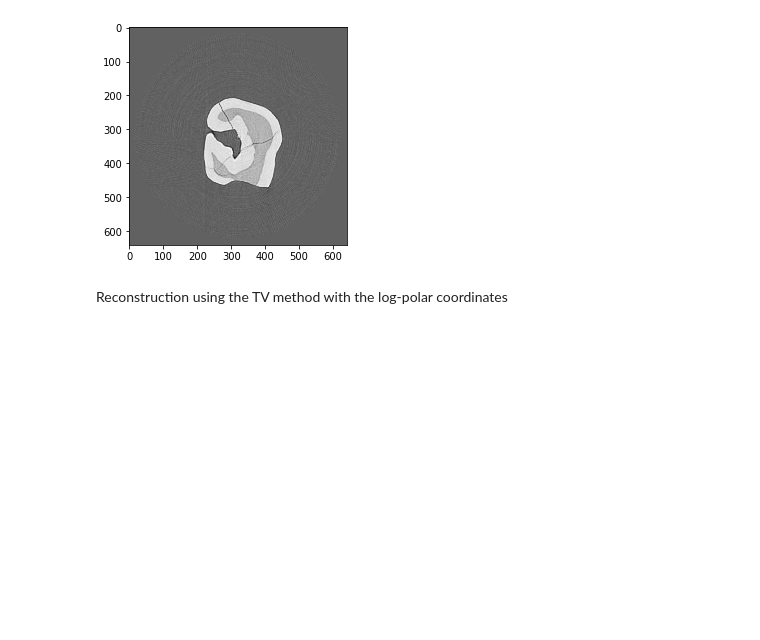
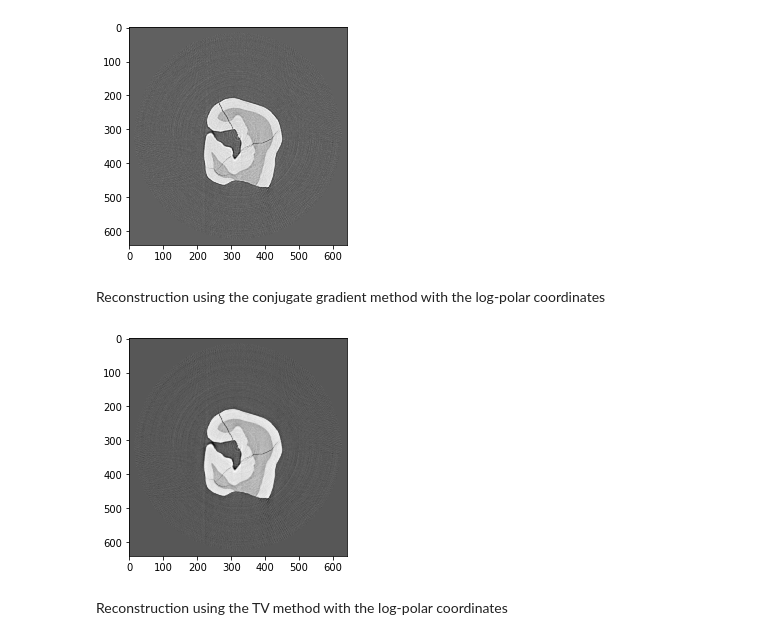
Before and after one commit to tomopy/tomopy, a Jupyter notebook: doc/demo/lprec.ipynb, the cells around one changed output. Drawn from its saved outputs; the diff is of its cells as text; code cells hidden in the pictures; blank space fills up the shorter version.

```diff
--- a/doc/demo/lprec.ipynb
+++ b/doc/demo/lprec.ipynb
@@ -77,6 +77,15 @@ plt.imshow(recon[0, :,:], cmap='Greys_r')
 plt.show()
 # %% [output]
 [figure]
+# %% [markdown]
+Reconstruction using the conjugate gradient method with the log-polar coordinates
+# %%
+recon = tomopy.recon(proj, theta, center=rot_center, algorithm=tomopy.lprec, lpmethod='cg', ncore=1, num_iter=16, reg_par=-1)
+recon = tomopy.circ_mask(recon, axis=0, ratio=0.95)
+plt.imshow(recon[0, :,:], cmap='Greys_r')
+plt.show()
+# %% [output]
+[figure, added]
 # %% [markdown]
 Reconstruction using the TV method with the log-polar coordinates
 # %%
```
Also changed, not shown: parts of 5 cells of this notebook, 8 other files.
